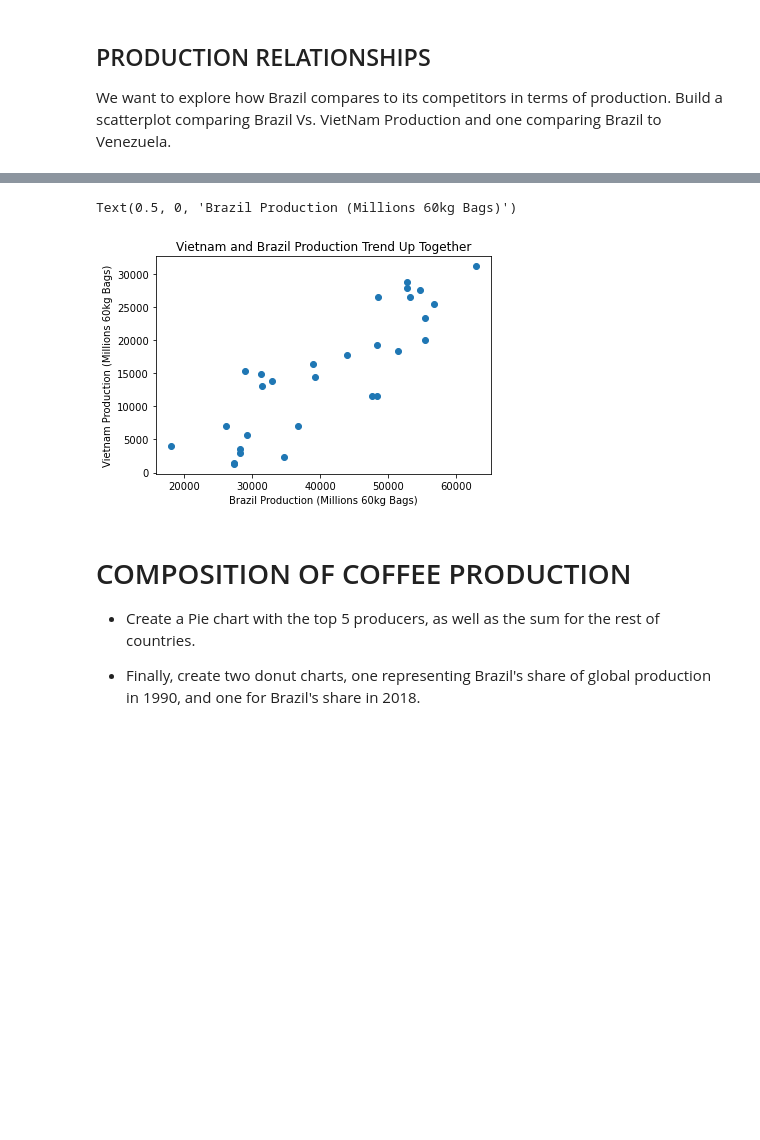
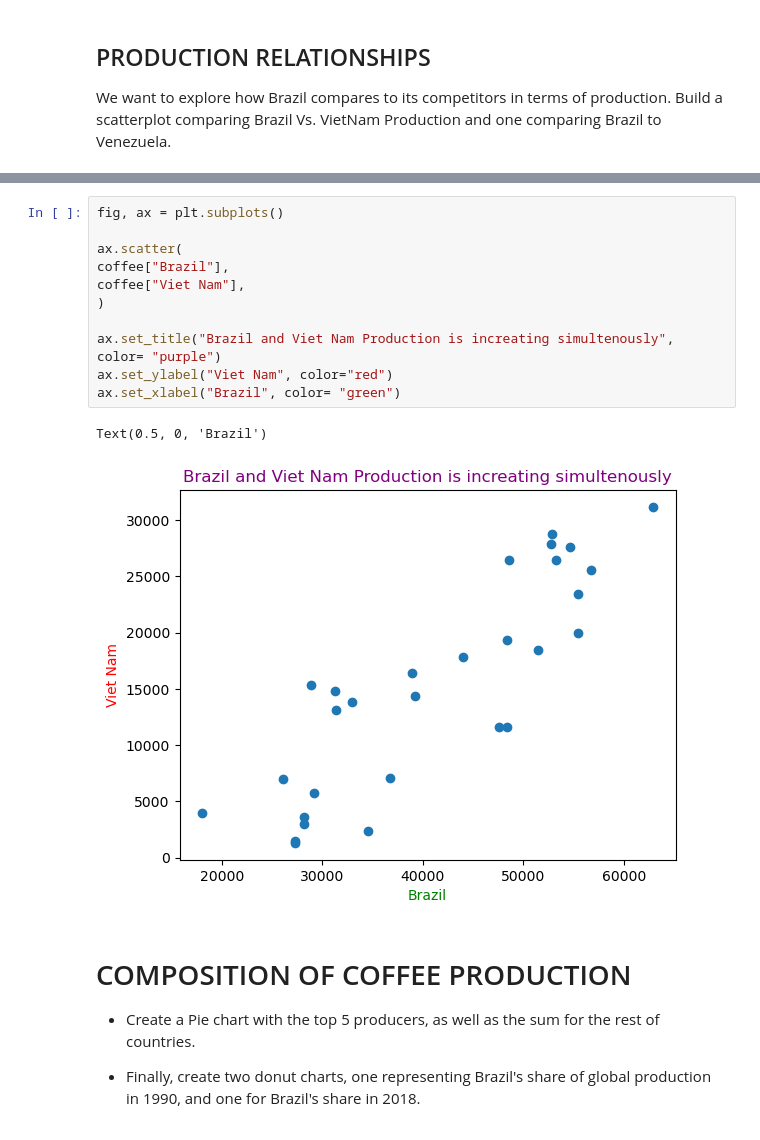
Before and after one commit to MukibHossain/Data-Visualization-using-Matplotlib-Numpy-Pandas, a Jupyter notebook: section03_Coffee_Project_Part1.ipynb, the cells around one changed output, grey strips where cells are left out. Drawn from its saved outputs; the diff is of its cells as text; blank space fills up the shorter version.

```diff
--- a/section03_Coffee_Project_Part1.ipynb
+++ b/section03_Coffee_Project_Part1.ipynb
@@ -158,7 +167,17 @@ Text(0.5, 0, 'Brazil Production (Millions 60kg Bags)')
 # %%
+fig, ax = plt.subplots()
+
+ax.scatter(
+coffee["Brazil"],
+coffee["Viet Nam"],
+)
+
+ax.set_title("Brazil and Viet Nam Production is increating simultenously", color= "purple")
+ax.set_ylabel("Viet Nam", color="red")
+ax.set_xlabel("Brazil", color= "green")
 # %% [output]
-Text(0.5, 0, 'Brazil Production (Millions 60kg Bags)')
+Text(0.5, 0, 'Brazil')
-[figure, old version]
+[figure, new version]
 # %% [markdown]
 # COMPOSITION OF COFFEE PRODUCTION
 
```
Also changed, not shown: parts of 6 cells of this notebook.
